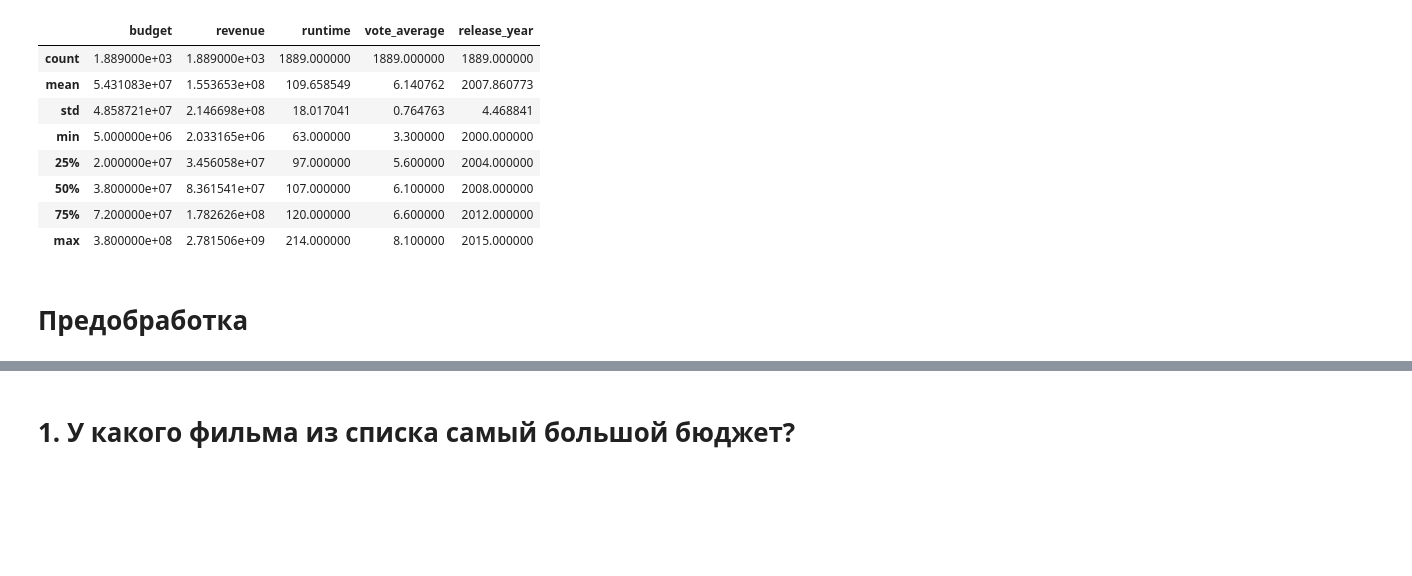
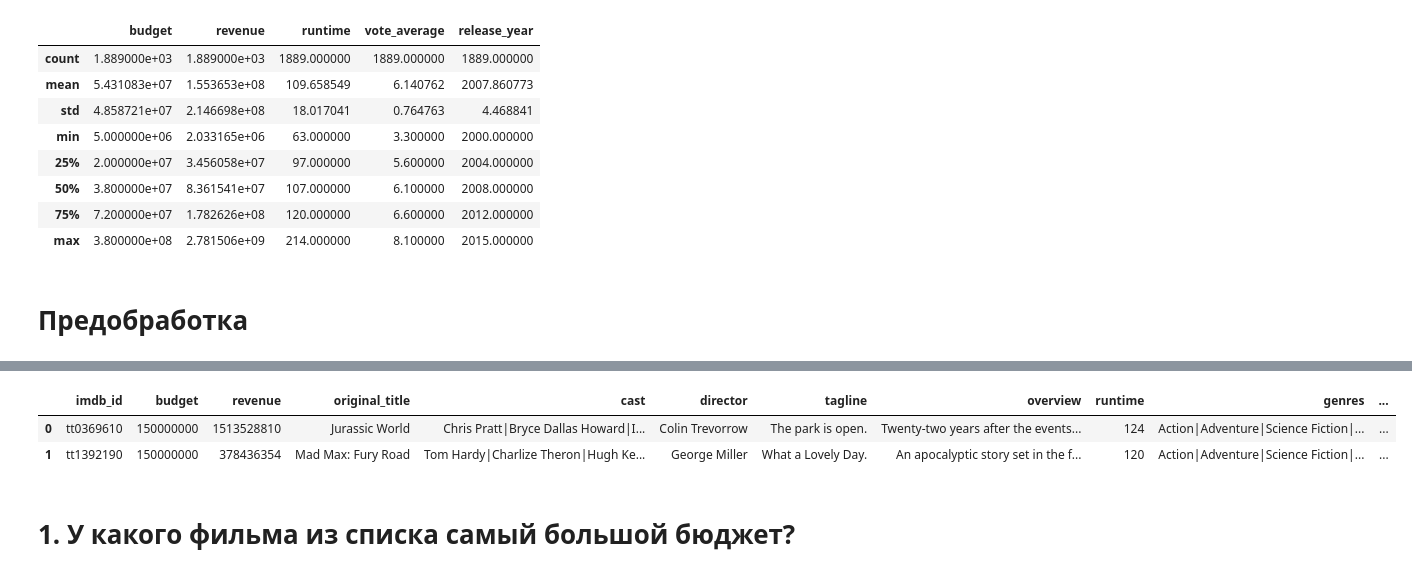
Before and after one commit to cfif76/Fcourse, a Jupyter notebook: module_1/Movies_IMBD_v4.1_TEMPLATE.ipynb, the cells around one changed output, grey strips where cells are left out. Drawn from its saved outputs; the diff is of its cells as text; code cells hidden in the pictures; blank space fills up the shorter version.

```diff
--- a/module_1/Movies_IMBD_v4.1_TEMPLATE.ipynb
+++ b/module_1/Movies_IMBD_v4.1_TEMPLATE.ipynb
@@ -51,3 +48,12 @@ display(data.head())
+# %%
+# Creating a new column month_release. Contains release month
+data['month_release'] = (data.release_date.apply(lambda x: dt.datetime.strptime(x,'%m/%d/%Y'))
+                         .apply(lambda x: x.strftime('%m'))
+display(data.head(2))
+# %% [output]
+|  | imdb_id | budget | revenue | original_title | cast | director | tagline | overview | runtime | genres | ... |
+| 0 | tt0369610 | 150000000 | 1513528810 | Jurassic World | Chris Pratt|Bryce Dallas Howard|I... | Colin Trevorrow | The park is open. | Twenty-two years after the events... | 124 | Action|Adventure|Science Fiction|... | ... |
+| 1 | tt1392190 | 150000000 | 378436354 | Mad Max: Fury Road | Tom Hardy|Charlize Theron|Hugh Ke... | George Miller | What a Lovely Day. | An apocalyptic story set in the f... | 120 | Action|Adventure|Science Fiction|... | ... |
 # %% [markdown]
 # 1. У какого фильма из списка самый большой бюджет?
 # %% [markdown]
```
Also changed, not shown: parts of 9 cells of this notebook.
